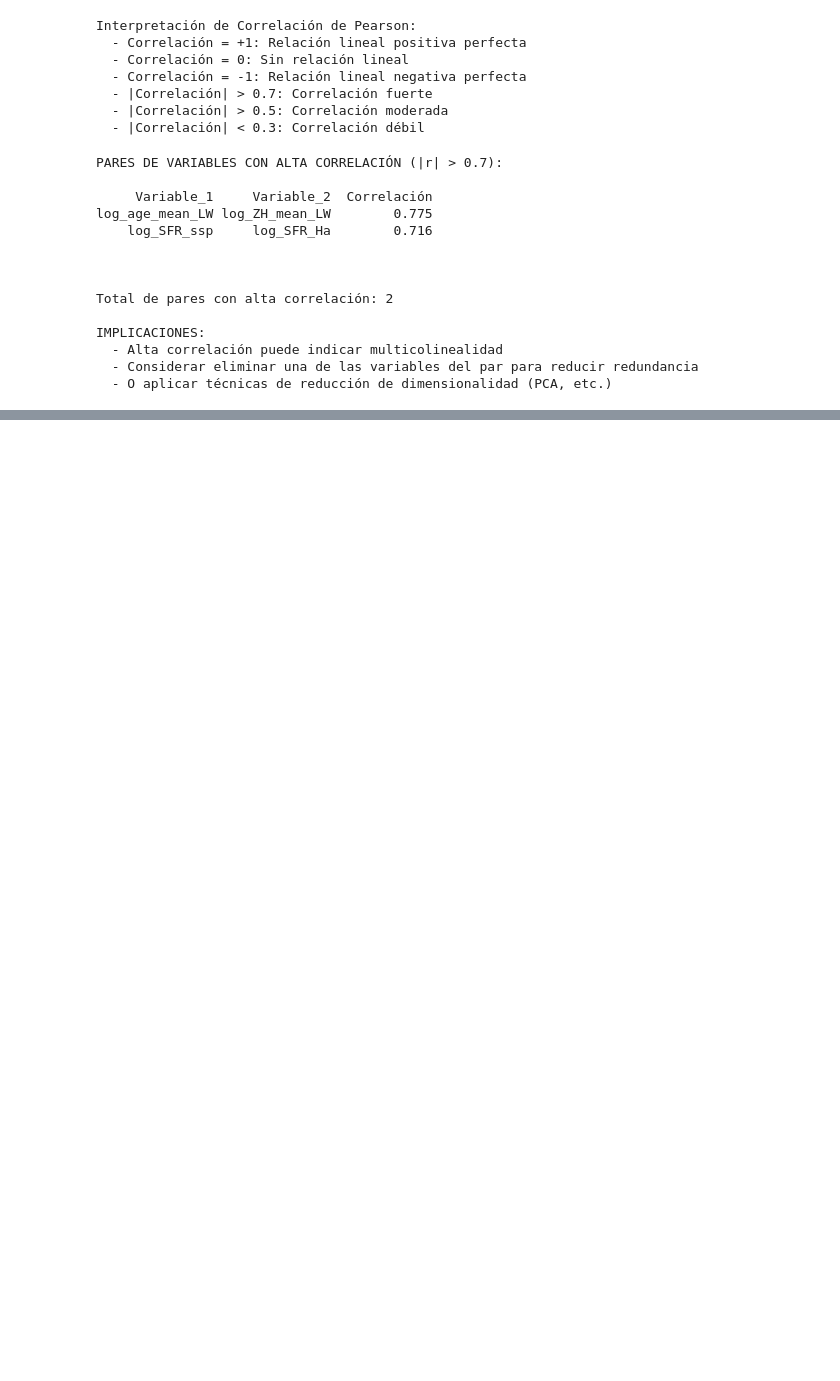
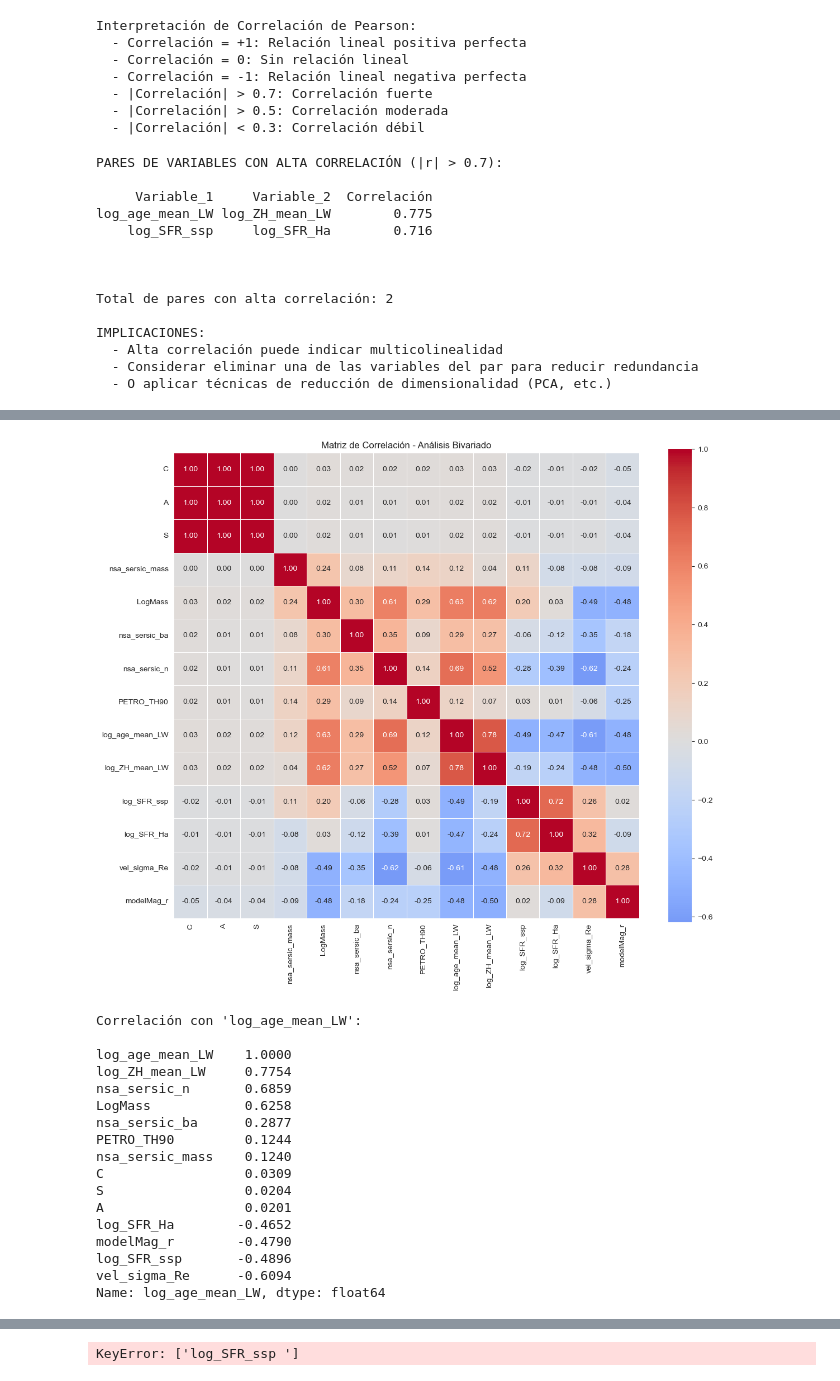
Before and after one commit to GusMorales14/Equipo_61_Avance-1.-An-lisis-exploratorio-de-datos, a Jupyter notebook: Avance1_Equipo61.ipynb, the cells around one changed output, grey strips where cells are left out. Cells and saved outputs as stored; diff of their text form; code cells hidden in the pictures; blank space fills up the shorter version.

```diff
--- a/Avance1_Equipo61.ipynb
+++ b/Avance1_Equipo61.ipynb
@@ -836,0 +985,21 @@ IMPLICACIONES:
+# %%
+bivariate_analysis(df, "log_age_mean_LW")
+# %% [output]
+[figure, added]
+Correlación con 'log_age_mean_LW':
+
+log_age_mean_LW    1.0000
+log_ZH_mean_LW     0.7754
+nsa_sersic_n       0.6859
+LogMass            0.6258
+nsa_sersic_ba      0.2877
+PETRO_TH90         0.1244
+nsa_sersic_mass    0.1240
+C                  0.0309
+S                  0.0204
+A                  0.0201
+log_SFR_Ha        -0.4652
+modelMag_r        -0.4790
+log_SFR_ssp       -0.4896
+vel_sigma_Re      -0.6094
+Name: log_age_mean_LW, dtype: float64
@@ -836,0 +1007,4 @@ IMPLICACIONES:
+# %%
+bivariate_analysis(df, "log_SFR_ssp ")
+# %% [output]
+KeyError: ['log_SFR_ssp ']
```
Also changed, not shown: parts of 8 cells of this notebook.
